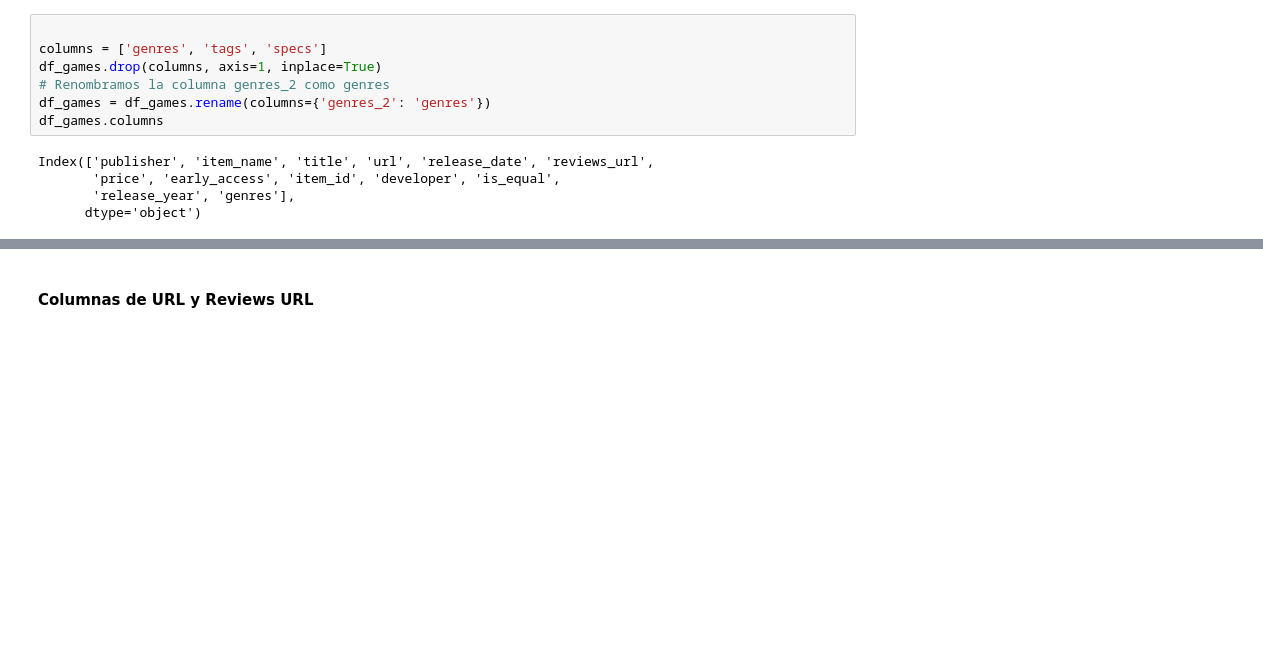
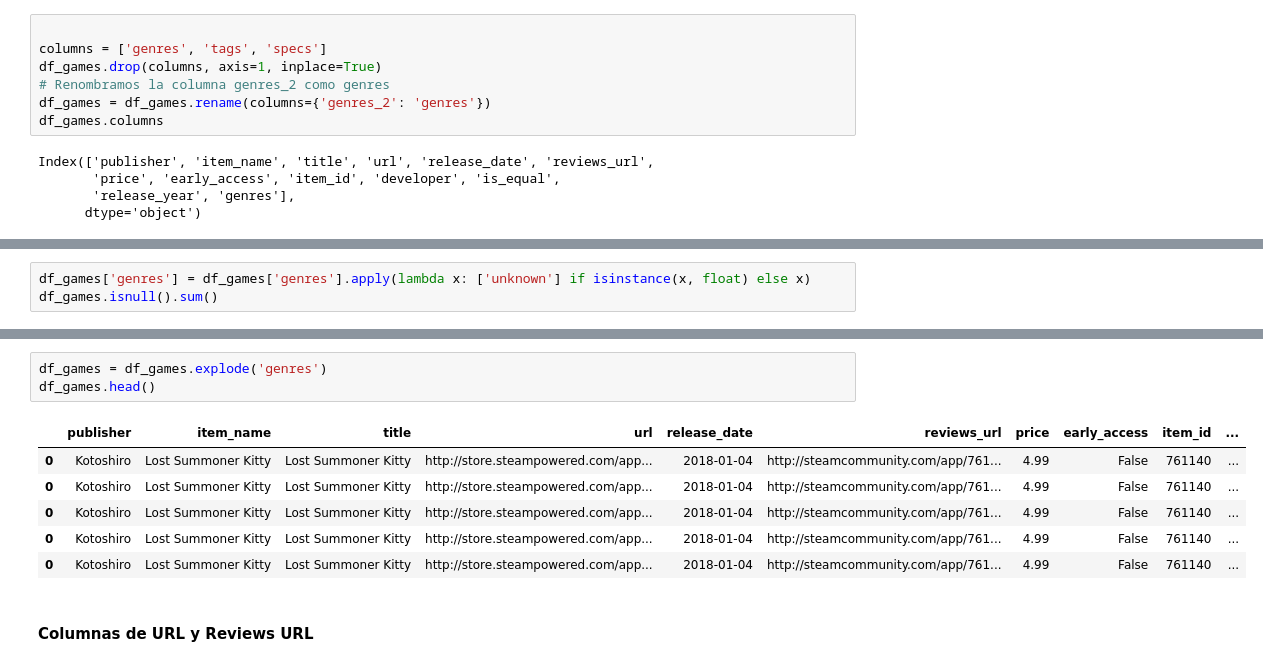
Before and after one commit to rrobles9112/Steam-MLOPS, a Jupyter notebook: Notebooks/ETL_games.ipynb, the cells around one changed output, grey strips where cells are left out. Saved outputs shown, nothing was run; the diff lists cells and outputs as text; blank space fills up the shorter version.

```diff
--- a/Notebooks/ETL_games.ipynb
+++ b/Notebooks/ETL_games.ipynb
@@ -543,0 +559,3 @@ Index(['publisher', 'item_name', 'title', 'url', 'release_date', 'reviews_url',
+# %%
+df_games['genres'] = df_games['genres'].apply(lambda x: ['unknown'] if isinstance(x, float) else x)
+df_games.isnull().sum()
@@ -544,3 +577,13 @@ Index(['publisher', 'item_name', 'title', 'url', 'release_date', 'reviews_url',
+# %%
+df_games = df_games.explode('genres')
+df_games.head()
+# %% [output]
+|  | publisher | item_name | title | url | release_date | reviews_url | price | early_access | item_id | ... |
+| 0 | Kotoshiro | Lost Summoner Kitty | Lost Summoner Kitty | http://store.steampowered.com/app... | 2018-01-04 | http://steamcommunity.com/app/761... | 4.99 | False | 761140 | ... |
+| 0 | Kotoshiro | Lost Summoner Kitty | Lost Summoner Kitty | http://store.steampowered.com/app... | 2018-01-04 | http://steamcommunity.com/app/761... | 4.99 | False | 761140 | ... |
+| 0 | Kotoshiro | Lost Summoner Kitty | Lost Summoner Kitty | http://store.steampowered.com/app... | 2018-01-04 | http://steamcommunity.com/app/761... | 4.99 | False | 761140 | ... |
+| 0 | Kotoshiro | Lost Summoner Kitty | Lost Summoner Kitty | http://store.steampowered.com/app... | 2018-01-04 | http://steamcommunity.com/app/761... | 4.99 | False | 761140 | ... |
+| 0 | Kotoshiro | Lost Summoner Kitty | Lost Summoner Kitty | http://store.steampowered.com/app... | 2018-01-04 | http://steamcommunity.com/app/761... | 4.99 | False | 761140 | ... |
 # %% [markdown]
 #### Columnas de URL y Reviews URL
 # %%
```
Also changed, not shown: parts of 18 cells of this notebook, 4 other files.
